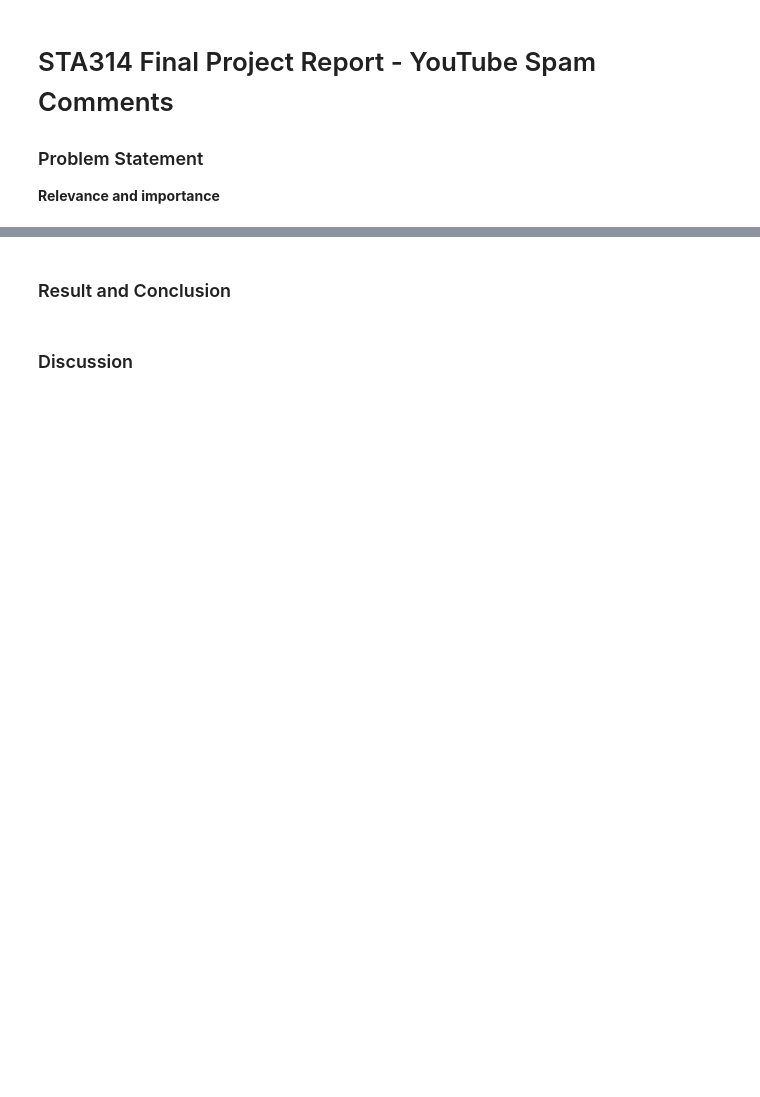
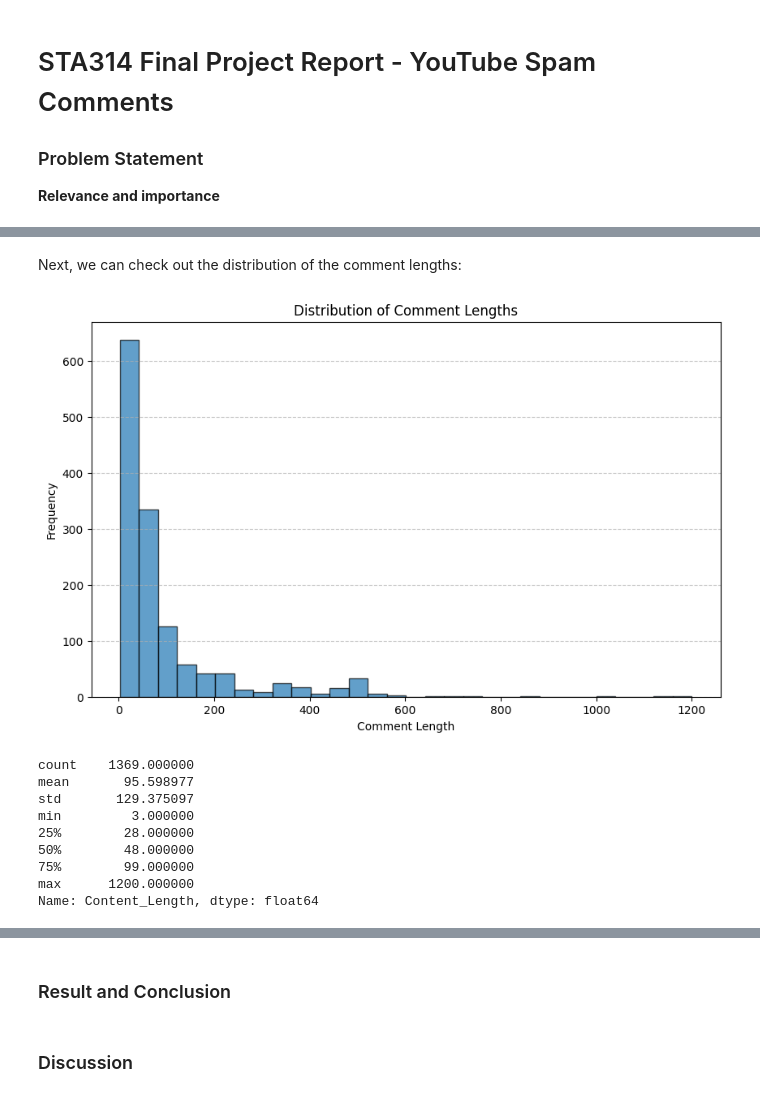
Before and after one commit to schandrachary/STA314, a Jupyter notebook: Report/report.ipynb, the cells around one changed output, grey strips where cells are left out. Cells and saved outputs as stored; diff of their text form; code cells hidden in the pictures; blank space fills up the shorter version.

```diff
--- a/Report/report.ipynb
+++ b/Report/report.ipynb
@@ -6,0 +20,16 @@
+# %%
+import numpy as np
+import pandas as pd
+from sklearn.model_selection import train_test_split
+from sklearn.feature_extraction.text import TfidfVectorizer
+from sklearn.linear_model import LogisticRegression
+from sklearn.metrics import accuracy_score
+from sklearn.metrics import confusion_matrix, roc_auc_score, roc_curve
+import matplotlib.pyplot as plt
+import os
+import re
+from tqdm import tqdm
+import seaborn as sns
+import nltk
+df = pd.read_csv("train.csv")
+df_test = pd.read_csv("test.csv")
@@ -6,0 +45,28 @@
+# %% [markdown]
+Next, we can check out the distribution of the comment lengths:
+# %%
+# Add a column for the lengths of the comments
+df['Content_Length'] = df['CONTENT'].apply(len)
+
+# Plot the distribution of the lengths
+plt.figure(figsize=(10, 6))
+plt.hist(df['Content_Length'], bins=30, edgecolor='k', alpha=0.7)
+plt.title('Distribution of Comment Lengths')
+plt.xlabel('Comment Length')
+plt.ylabel('Frequency')
+plt.grid(axis='y', linestyle='--', alpha=0.7)
+plt.show()
+
+# Print stats
+print(df['Content_Length'].describe())
+# %% [output]
+[figure, added]
+count    1369.000000
+mean       95.598977
+std       129.375097
+min         3.000000
+25%        28.000000
+50%        48.000000
+75%        99.000000
+max      1200.000000
+Name: Content_Length, dtype: float64
```
Also changed, not shown: parts of 27 cells of this notebook.
